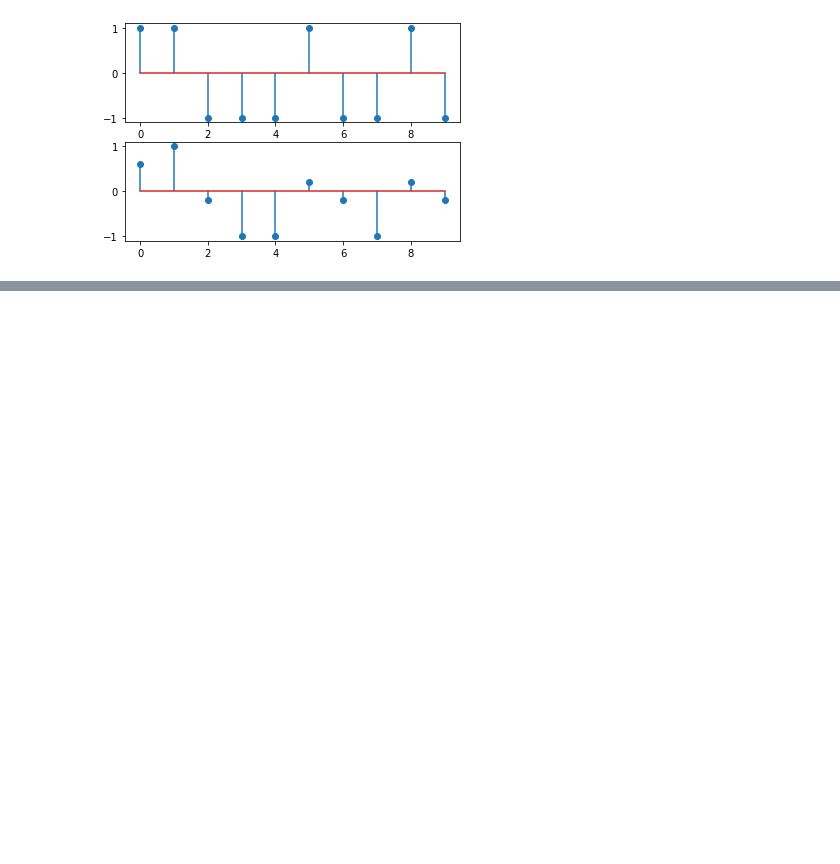
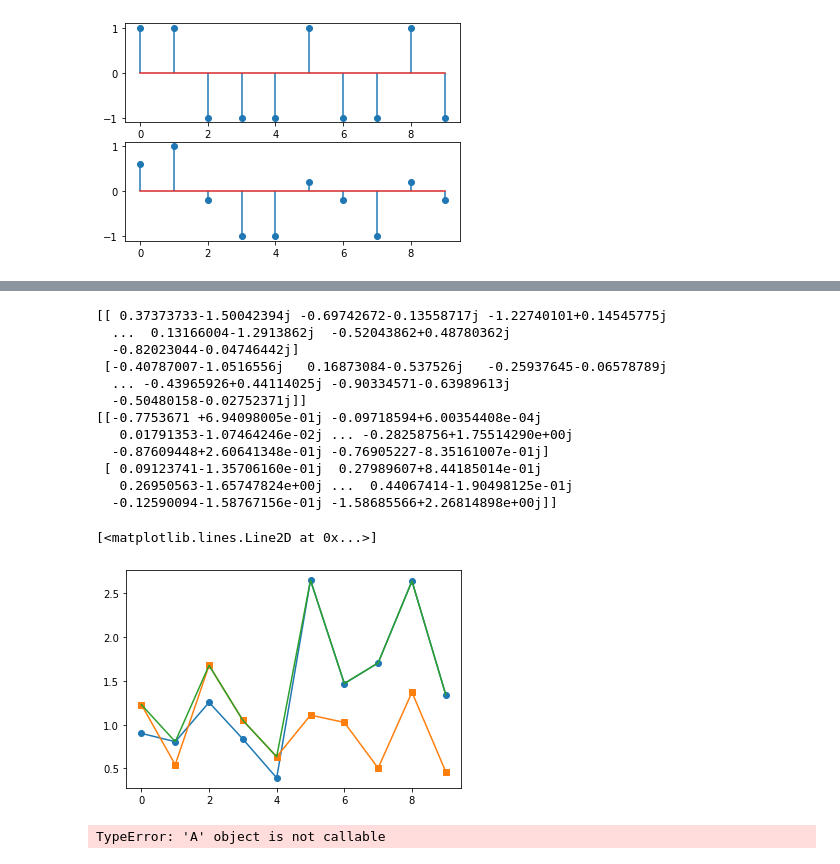
Before and after one commit to IISL-HYU/comm, a Jupyter notebook: practice.ipynb, the cells around one changed output, grey strips where cells are left out. Cells and saved outputs as stored; diff of their text form; code cells hidden in the pictures; blank space fills up the shorter version.

```diff
--- a/practice.ipynb
+++ b/practice.ipynb
@@ -214,0 +300,25 @@ y = chanOut + 10 ** (-SNR)
+# %%
+y = channel(s, snr=0, nrx=2)
+
+plt.plot(np.abs(y)[0, :10], '-o')
+plt.plot(np.abs(y)[1, :10], '-s')
+plt.plot(np.max(np.abs(y), axis=0)[:10])
+# %% [output]
+[[ 0.37373733-1.50042394j -0.69742672-0.13558717j -1.22740101+0.14545775j
+  ...  0.13166004-1.2913862j  -0.52043862+0.48780362j
+  -0.82023044-0.04746442j]
+ [-0.40787007-1.0516556j   0.16873084-0.537526j   -0.25937645-0.06578789j
+  ... -0.43965926+0.44114025j -0.90334571-0.63989613j
+  -0.50480158-0.02752371j]]
+[[-0.7753671 +6.94098005e-01j -0.09718594+6.00354408e-04j
+   0.01791353-1.07464246e-02j ... -0.28258756+1.75514290e+00j
+  -0.87609448+2.60641348e-01j -0.76905227-8.35161007e-01j]
+ [ 0.09123741-1.35706160e-01j  0.27989607+8.44185014e-01j
+   0.26950563-1.65747824e+00j ...  0.44067414-1.90498125e-01j
+  -0.12590094-1.58767156e-01j -1.58685566+2.26814898e+00j]]
+[<matplotlib.lines.Line2D at 0x...>]
+[figure, added]
+# %%
+main()
+# %% [output]
+TypeError: 'A' object is not callable
```
Also changed, not shown: parts of 8 cells of this notebook, 2 other files.
